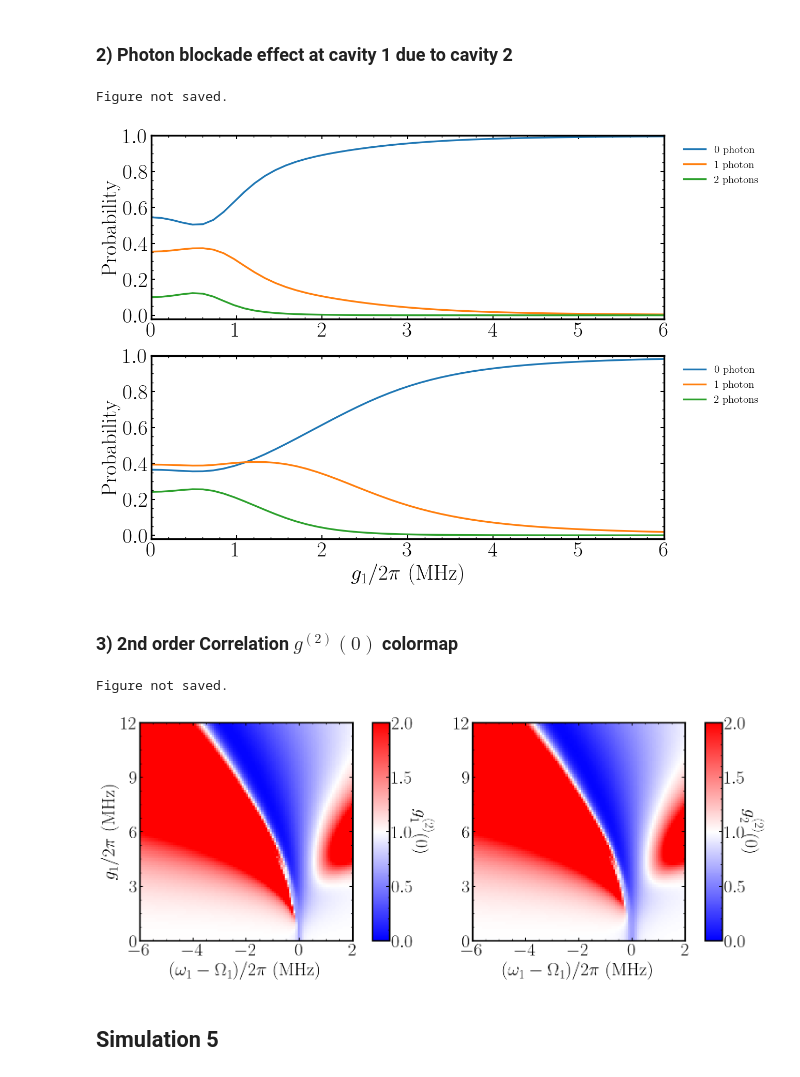
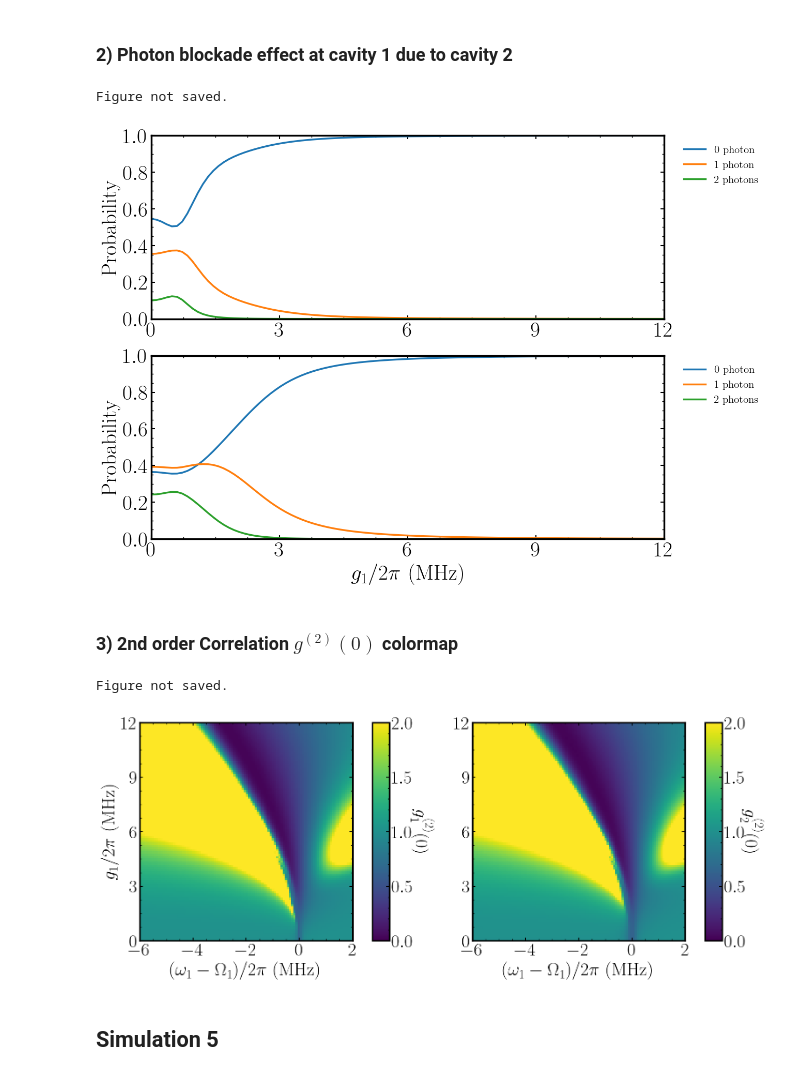
Before and after one commit to asantanah/code_for_paper, a Jupyter notebook: Airtigo_Results.ipynb, the cells around one changed output. Saved outputs shown, nothing was run; the diff lists cells and outputs as text; code cells hidden in the pictures.

```diff
--- a/Airtigo_Results.ipynb
+++ b/Airtigo_Results.ipynb
@@ -1516,6 +1551,18 @@ date_index = datetime.datetime.now().strftime("_[%Y-%m-%d]")
 #listAux_populationLevel2_modeB,     #12
 #listAux_populationLevel3_modeB,     #13
 #listAux_populationLevel4_modeB]     #14
+
+##############################################################
+wr = 2 * pi * 1e6 * 50  # Mechanical Frequency
+##############################################################
+x0 = x_list_4[0].round()
+xf = x_list_4[-1].round()
+delta_x = (xf - x0)/4
+
+y0 = y_list_4[0].round()
+yf = y_list_4[-1].round()
+delta_y = (yf - y0)/4
+##############################################################
 # %% [output]
 Available files:
 [0] Results_[2026-04-01]_[01h24m].npy
@@ -1756,11 +1803,9 @@ axes[0].set_ylabel(r'Probability')
 #axes[0].axvspan(2, 5, alpha=0.1, color='gray', label=r'Resonance region')
 axes[0].legend(loc='upper left', bbox_to_anchor=(1.02, 1))
 
-axes[0].set_xlim(0, 6)
-axes[0].set_ylim(-0.02, 1)
-
-start, end = axes[0].get_xlim()
-axes[0].xaxis.set_ticks(arange(start, end+1, 1))
+axes[0].set_xlim(y0, yf)
+axes[0].set_ylim(0, 1)
+axes[0].xaxis.set_ticks(arange(y0, yf*1.01, delta_y))
 axes[0].yaxis.set_ticks(arange(0, 1.1, 0.2))
 
 ##############################################################
@@ -1773,11 +1818,9 @@ axes[1].set_ylabel(r'Probability')
 axes[1].set_xlabel(r'$g_1/2\pi$ (MHz)')
 axes[1].legend(loc='upper left', bbox_to_anchor=(1.02, 1))
 
-axes[1].set_xlim(0, 6)
-axes[1].set_ylim(-0.02, 1)
-
-start, end = axes[1].get_xlim()
-axes[1].xaxis.set_ticks(arange(start, end+1, 1))
+axes[1].set_xlim(y0, yf)
+axes[1].set_ylim(0, 1)
+axes[1].xaxis.set_ticks(arange(y0, yf*1.01, delta_y))
 axes[1].yaxis.set_ticks(arange(0, 1.1, 0.2))
 
 ##############################################################
@@ -1797,7 +1840,7 @@ save_figure(fig, folder_4 + "Figures", "Sim1_Fig03", formats=["pdf"])
 plt.show()
 # %% [output]
 Figure not saved.
-[figure, old version]
+[figure, new version]
 # %% [markdown]
 ### 3) 2nd order Correlation $g^{(2)}(0)$ colormap
 # %%
@@ -1820,16 +1863,16 @@ nrm1 = mpl.colors.Normalize(0,2)
 
 im1 = ax0.pcolormesh(
     x_list_4, y_list_4, z_list_4[i],
-    cmap=cm.bwr,
+    cmap=cm.viridis,
     norm=nrm1,
     shading='auto'
 )
 ax0.set_xlabel(r'$(\omega_1 - \Omega_1)/2\pi$ (MHz)')
 ax0.set_ylabel(r'$g_1/2\pi$ (MHz)')
-ax0.set_xlim(-6, 2)
-ax0.set_ylim(0, 12)
-ax0.set_xticks(arange(-6, 2.1, 2))
-ax0.set_yticks(arange(0, 12.1, 3))
+ax0.set_xlim(x0, xf)
+ax0.set_ylim(y0, yf)
+ax0.xaxis.set_ticks(arange(x0, xf*1.01, delta_x))
+ax0.yaxis.set_ticks(arange(y0, yf*1.01, delta_y))
 
 # overlays
 #ax0.text(-7.5, 12.5, r"$\mathbf{a}$", color='black', fontsize=50)
@@ -1844,39 +1887,39 @@ cbar.set_label(
 ##############################################################
 nrm2 = mpl.colors.Normalize(0, 2)
 
 im2 = ax1.pcolormesh(
     x_list_4, y_list_4, z_list_4[i+1],
-    cmap=cm.bwr,
+    cmap=cm.viridis,
     norm=nrm2,
     shading='auto'
 )
 ax1.set_xlabel(r'$(\omega_1 - \Omega_1)/2\pi$ (MHz)')
-ax1.set_xlim(-6, 2)
-ax1.set_ylim(0, 12)
-ax1.set_xticks(arange(-6, 2.1, 2))
-ax1.set_yticks(arange(0, 12.1, 3))
+ax1.set_xlim(x0, xf)
+ax1.set_ylim(y0, yf)
+ax1.xaxis.set_ticks(arange(x0, xf*1.01, delta_x))
+ax1.yaxis.set_ticks(arange(y0, yf*1.01, delta_y))
 # overlays
 #ax1.text(-7.5, 12.5, r"$\mathbf{b}$", color='black', fontsize=50)
 
 cbar = fig.colorbar(im2, cax=cax2)
 
 cbar.ax.tick_params(labelsize=ls)
 cbar.set_label(r'$g_2^{(2)}(0)$',
                rotation=270,
                labelpad=30)
 ##############################################################
 plt.subplots_adjust(
     left=0.08,
     right=0.82,
     bottom=0.12,
     top=0.95
 )
 save_figure(fig, folder_4 + "Figures", "Sim4_Fig03", formats=["pdf"])
 
 plt.show()
 # %% [output]
 Figure not saved.
-[figure, old version]
+[figure, new version]
 # %% [markdown]
 ## Simulation 5
 # %% [markdown]
```
Also changed, not shown: parts of 32 cells of this notebook, 24 other files.
